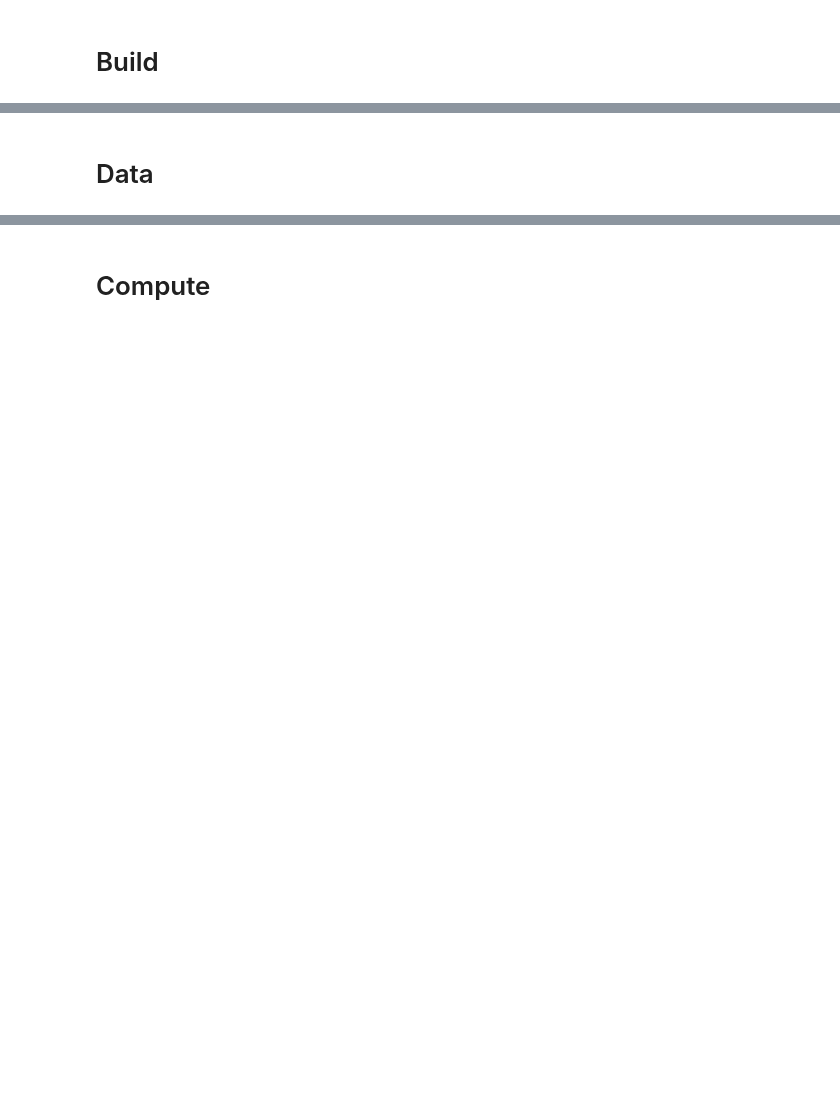
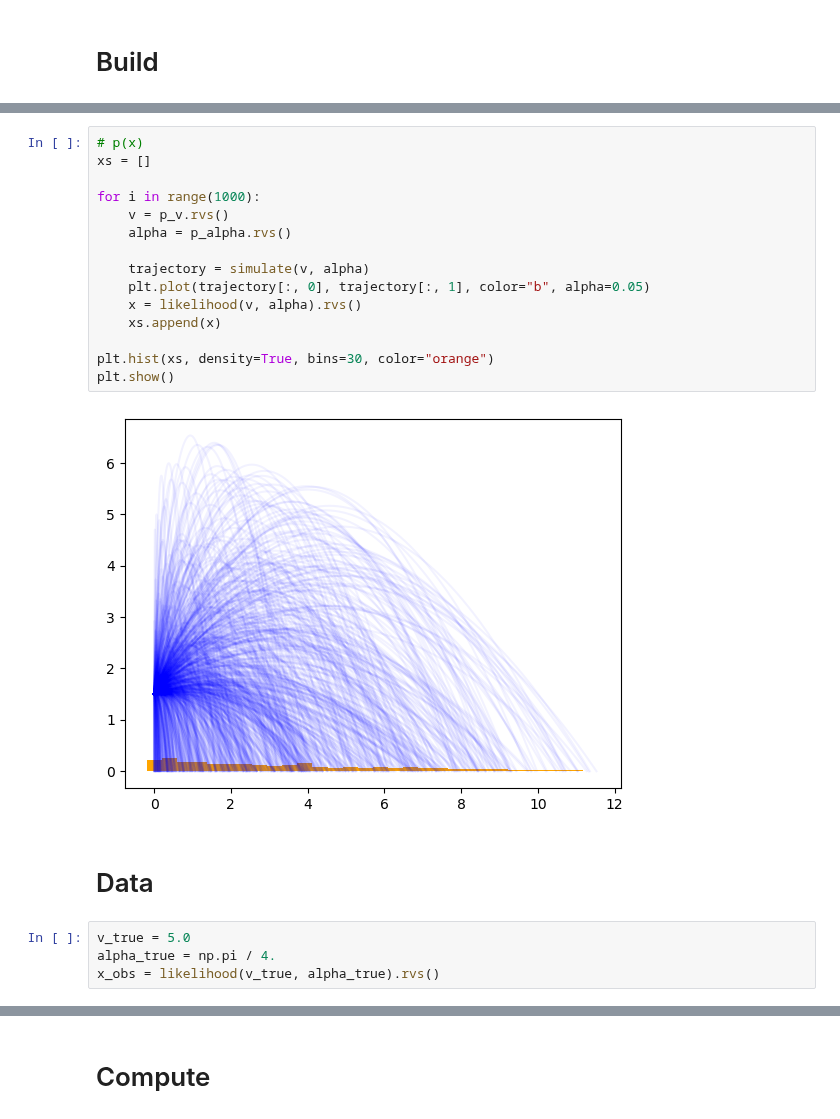
Before and after one commit to glouppe/dats0001-foundations-of-data-science, a Jupyter notebook: nb01-box-loop.ipynb, the cells around one changed output, grey strips where cells are left out. Saved outputs shown, nothing was run; the diff lists cells and outputs as text; blank space fills up the shorter version.

```diff
--- a/nb01-box-loop.ipynb
+++ b/nb01-box-loop.ipynb
@@ -17,2 +66,23 @@ In this course, we will approach data science problems using the scientific meth
+# %%
+# p(x)
+xs = []
+
+for i in range(1000):
+    v = p_v.rvs()
+    alpha = p_alpha.rvs()
+
+    trajectory = simulate(v, alpha)
+    plt.plot(trajectory[:, 0], trajectory[:, 1], color="b", alpha=0.05)
+    x = likelihood(v, alpha).rvs()
+    xs.append(x)
+
+plt.hist(xs, density=True, bins=30, color="orange")
+plt.show()
+# %% [output]
+[figure, added]
 # %% [markdown]
 # Data
+# %%
+v_true = 5.0
+alpha_true = np.pi / 4.
+x_obs = likelihood(v_true, alpha_true).rvs()
```
Also changed, not shown: parts of 22 cells of this notebook.
